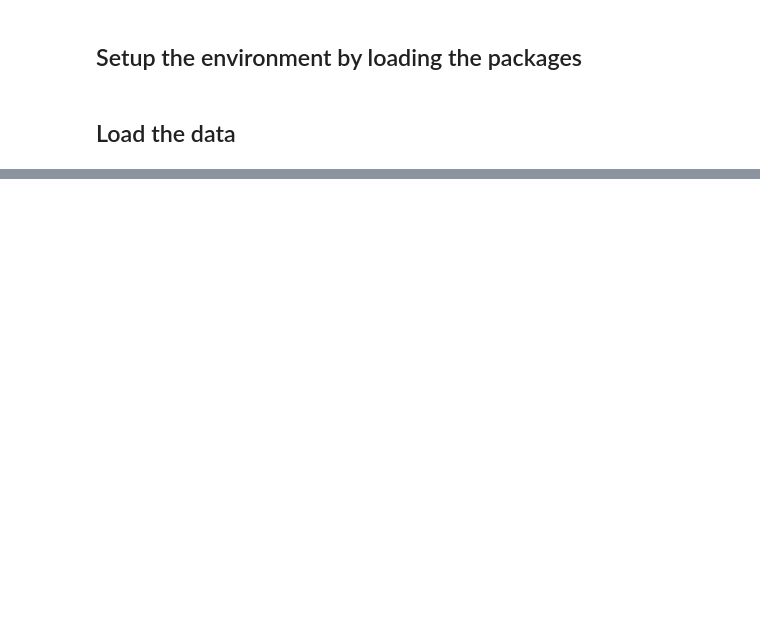
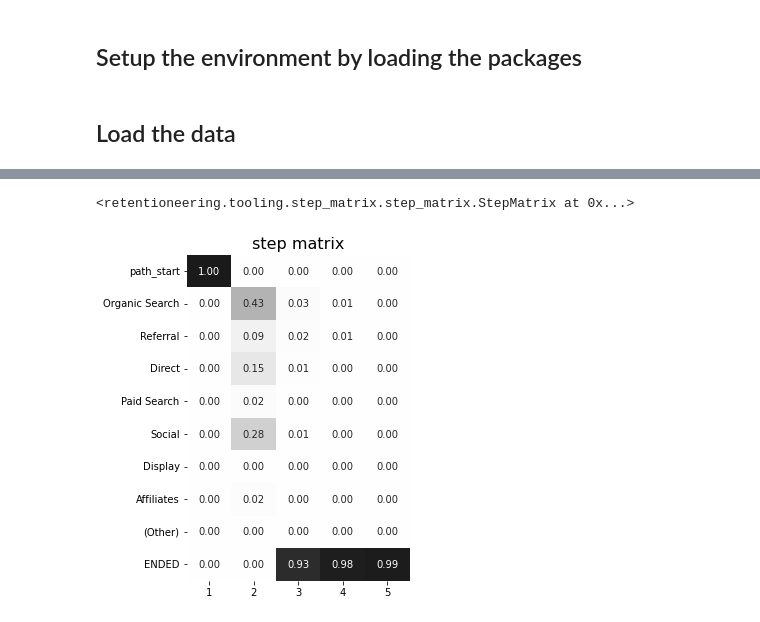
Before and after one commit to phillip1029/data-science-with-Python, a Jupyter notebook: customer_journey_with_Python.ipynb, the cells around one changed output, grey strips where cells are left out. Drawn from its saved outputs; the diff is of its cells as text; code cells hidden in the pictures; blank space fills up the shorter version.

Commit message:
customer journey mapping with retentioneering

```diff
--- a/customer_journey_with_Python.ipynb
+++ b/customer_journey_with_Python.ipynb
@@ -512,0 +18,4 @@ fig.show()
+# %%
+df = pd.read_csv("data/ga_bigquery_data.csv")
+df['date'] = pd.to_datetime(df['date'], format='%Y%m%d')
+df.head()
@@ -512,0 +61,10 @@ fig.show()
+# %%
+from retentioneering.eventstream import Eventstream
+
+raw_data_schema = {
+    'user_id': 'fullVisitorId',
+    'event_name': 'channelGrouping',
+    'event_timestamp': 'date'
+}
+
+stream = Eventstream(df, raw_data_schema=raw_data_schema)
@@ -512,0 +84,5 @@ fig.show()
+# %%
+stream.step_matrix(max_steps=5, threshold=0)
+# %% [output]
+<retentioneering.tooling.step_matrix.step_matrix.StepMatrix at 0x...>
+[figure, added]
```
Also changed, not shown: parts of 44 cells of this notebook, 1 other file.
